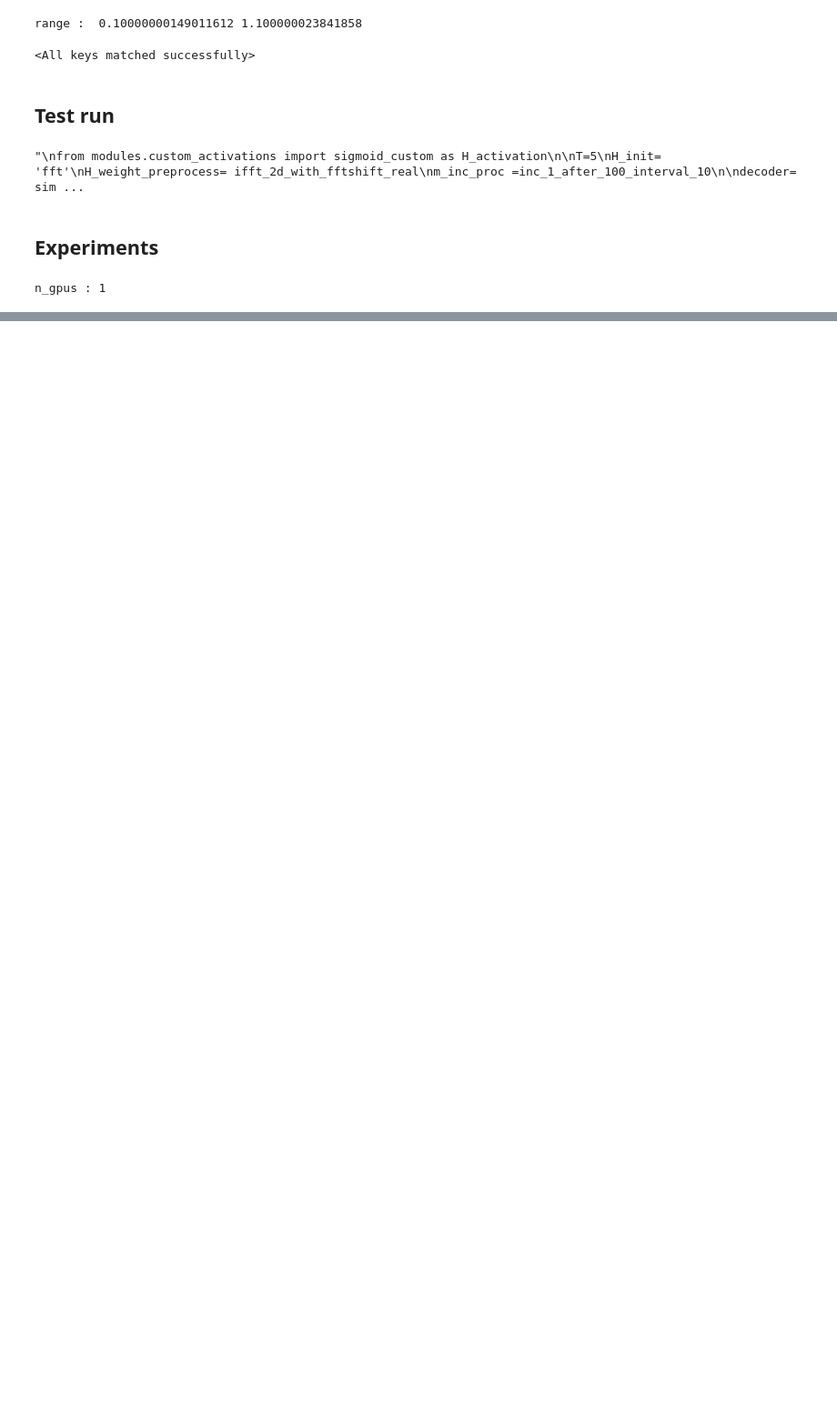
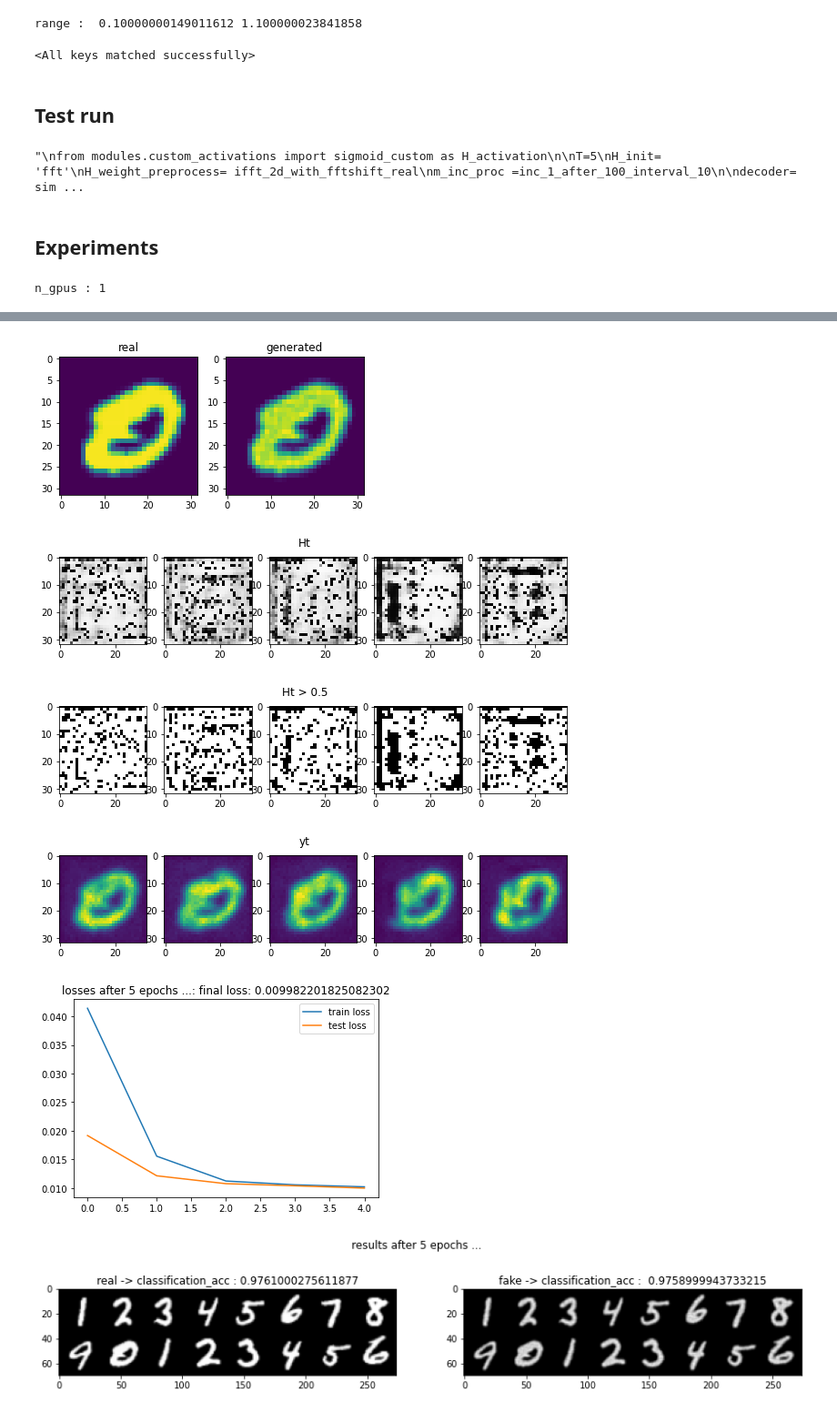
Before and after one commit to dushanw/DabbaMu-DEEP-TFM, a Jupyter notebook: aim2/end_to_end_training.ipynb, the cells around one changed output, grey strips where cells are left out. Shown: that part at 91% size. Drawn from its saved outputs; the diff is of its cells as text; code cells hidden in the pictures; blank space fills up the shorter version.

```diff
--- a/aim2/end_to_end_training.ipynb
+++ b/aim2/end_to_end_training.ipynb
@@ -114,50 +116,56 @@ n_gpus : 1
 # %%
 from modules.custom_activations import sigmoid_custom
 
-save_path= 'figs/mnistv3'
 
 H_init = 'fft'
-H_complex_init= True
+H_complex_init= False #override by H_init
 H_weight_preprocess= ifft_2d_with_fftshift_real
 m_inc_proc =  inc_1_after_60_interval_10
 initialization_bias= 0
 H_activation= sigmoid_custom
 noise_K=1000
 
-Ts=[5, 2, 16]
-noises= [True, False]
-lrs_H= [0.001, 0.01, 0.1]
+epochs=10
+show_results_epoch=5
+
+Ts=[16]
+noises= [True]
+lrs_H= [0.0000001, 0.5, 0.1]
+torch_seeds= [100, 101]
 
 for noise in noises:
-    for lr_H in lrs_H:
-        for T in Ts:
-            try:
-                if H_weight_preprocess ==None:H_weight_preprocess_name = 'None'
-                else:H_weight_preprocess_name = H_weight_preprocess.__name__
-                if m_inc_proc==None:m_inc_proc_name = 'None'
-                else:m_inc_proc_name = m_inc_proc.__name__
+    for T in Ts:
+        for lr_H in lrs_H:
+            for torch_seed in torch_seeds:
+                if lr_H==0.0000001:continue
+                try:
+                    if H_weight_preprocess ==None:H_weight_preprocess_name = 'None'
+                    else:H_weight_preprocess_name = H_weight_preprocess.__name__
+                    if m_inc_proc==None:m_inc_proc_name = 'None'
+                    else:m_inc_proc_name = m_inc_proc.__name__
 
-                save_dir= f'{save_path}/noise({noise})@lr_H({lr_H})@T({T})'
-                print(f'\n\nRUNNING EXPERIMENT :: {save_dir}')
+                    save_dir= f'{save_path}/noise({noise})@T({T})@lr_H({lr_H})@torch_seed({torch_seed})'
+                    print(f'\n\nRUNNING EXPERIMENT :: {save_dir}')
 
-                try:shutil.rmtree(save_dir)
-                except:pass
+                    try:shutil.rmtree(save_dir)
+                    except:pass
 
-                torch.manual_seed(3)
-                if n_gpus<=1:
-                    decoder= simple_generator(T, img_size).to(device)
-                else:
-                    decoder= nn.DataParallel(simple_generator(T, img_size)).to(device)
-                opt_model= torch.optim.Adam(decoder.parameters(), lr= 0.001)
+                    torch.manual_seed(torch_seed) #3
 
-                torch.manual_seed(13)
-                H_generator = modelH(T, img_size = img_size, preprocess_H_weights= H_weight_preprocess, complex_init=H_complex_init, device = device, initialization_bias=initialization_bias, activation = H_activation, init_method= H_init).to(device)
-                opt_H= torch.optim.Adam(H_generator.parameters(), lr= lr_H)
+                    if n_gpus<=1:
+                        decoder= simple_generator(T, img_size).to(device)
+                    else:
+                        decoder= nn.DataParallel(simple_generator(T, img_size)).to(device)
+                    opt_model= torch.optim.Adam(decoder.parameters(), lr= 0.001)
 
-                train(decoder, forward_modelA, H_generator, sPSF, exPSF, criterion, [opt_model, opt_H], train_loader, test_loader, device, T, epochs, show_results_epoch, train_model_iter, train_H_iter, m_inc_epoc, m_inc_proc, save_dir, noise, classifier, [mean, std], noise_K)
+                    torch.manual_seed(torch_seed) #13
+                    H_generator = modelH(T, img_size = img_size, preprocess_H_weights= H_weight_preprocess, complex_init=H_complex_init, device = device, initialization_bias=initialization_bias, activation = H_activation, init_method= H_init).to(device)
+                    opt_H= torch.optim.Adam(H_generator.parameters(), lr= lr_H)
+
+                    train(decoder, forward_modelA, H_generator, sPSF, exPSF, criterion, [opt_model, opt_H], train_loader, test_loader, device, T, epochs, show_results_epoch, train_model_iter, train_H_iter, m_inc_epoc, m_inc_proc, save_dir, noise, classifier, [mean, std], noise_K)
 
 
-            except Exception as e:
-                print(f'ERROR :: {save_dir} :: {e}')
-                pass
+                except Exception as e:
+                    print(f'ERROR :: {save_dir} :: {e}')
+                    pass
 # %% [output]
@@ -170,0 +189,6 @@ m : 1
+[figure, added]
+[figure, added]
+[figure, added]
+[figure, added]
+[figure, added]
+[figure, added]
```
Also changed, not shown: parts of 6 cells of this notebook, 2 other files.
